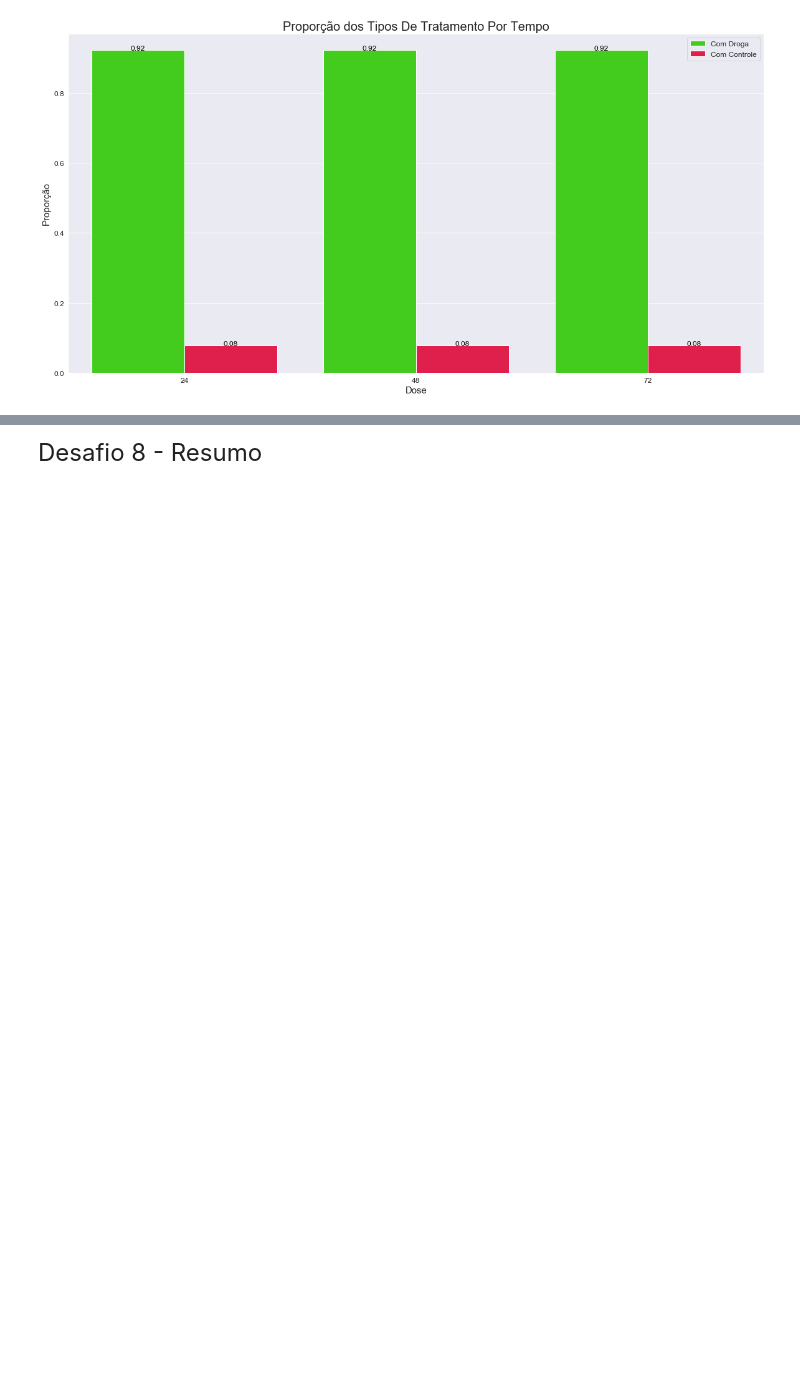
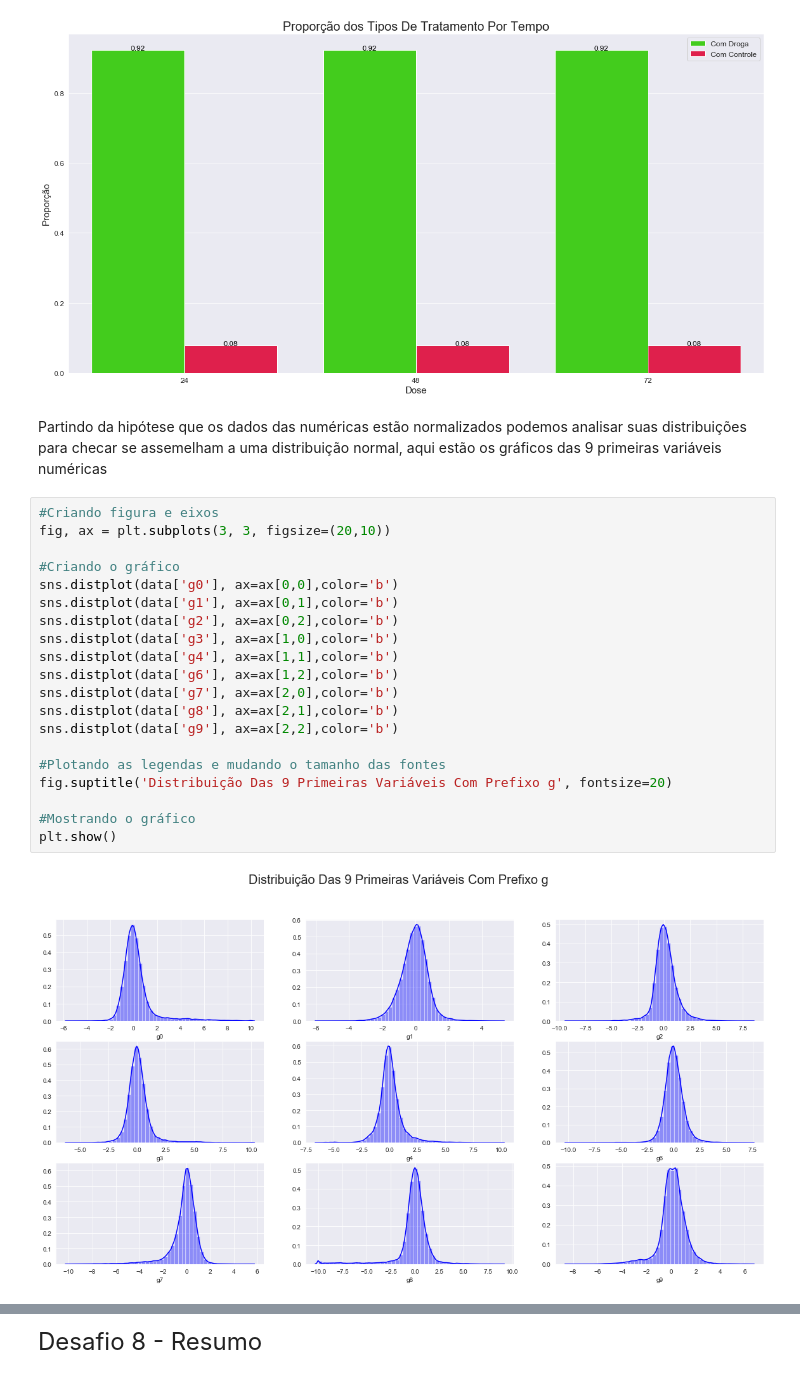
Before and after one commit to PedroHCAlmeida/imersao_dados3, a Jupyter notebook: Aula_1.ipynb, the cells around one changed output, grey strips where cells are left out. Cells and saved outputs as stored; diff of their text form; blank space fills up the shorter version.

```diff
--- a/Aula_1.ipynb
+++ b/Aula_1.ipynb
@@ -253,3 +250,27 @@ for index, row in data_group_tempo.iterrows():
 plt.show()
 # %% [output]
 [figure]
+# %% [markdown]
+Partindo da hipótese que os dados das numéricas estão normalizados podemos analisar suas distribuições para checar se assemelham a uma distribuição normal, aqui estão os gráficos das 9 primeiras variáveis numéricas
+# %%
+#Criando figura e eixos
+fig, ax = plt.subplots(3, 3, figsize=(20,10))
+
+#Criando o gráfico
+sns.distplot(data['g0'], ax=ax[0,0],color='b')
+sns.distplot(data['g1'], ax=ax[0,1],color='b')
+sns.distplot(data['g2'], ax=ax[0,2],color='b')
+sns.distplot(data['g3'], ax=ax[1,0],color='b')
+sns.distplot(data['g4'], ax=ax[1,1],color='b')
+sns.distplot(data['g6'], ax=ax[1,2],color='b')
+sns.distplot(data['g7'], ax=ax[2,0],color='b')
+sns.distplot(data['g8'], ax=ax[2,1],color='b')
+sns.distplot(data['g9'], ax=ax[2,2],color='b')
+
+#Plotando as legendas e mudando o tamanho das fontes
+fig.suptitle('Distribuição Das 9 Primeiras Variáveis Com Prefixo g', fontsize=20)
+
+#Mostrando o gráfico
+plt.show()
+# %% [output]
+[figure, added]
```
Also changed, not shown: parts of 5 cells of this notebook.
